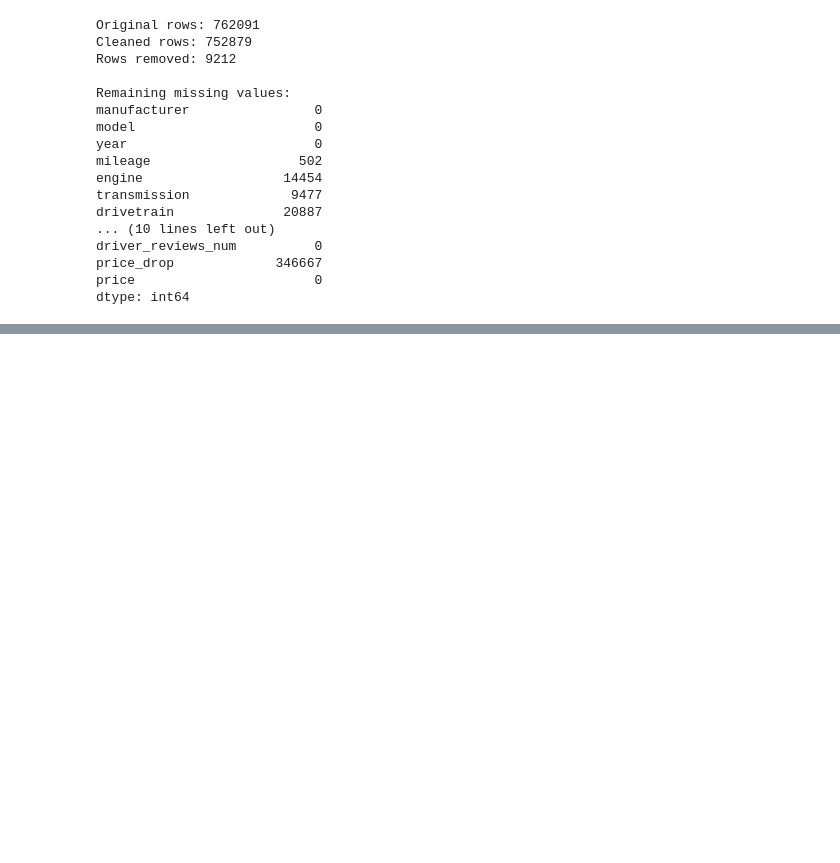
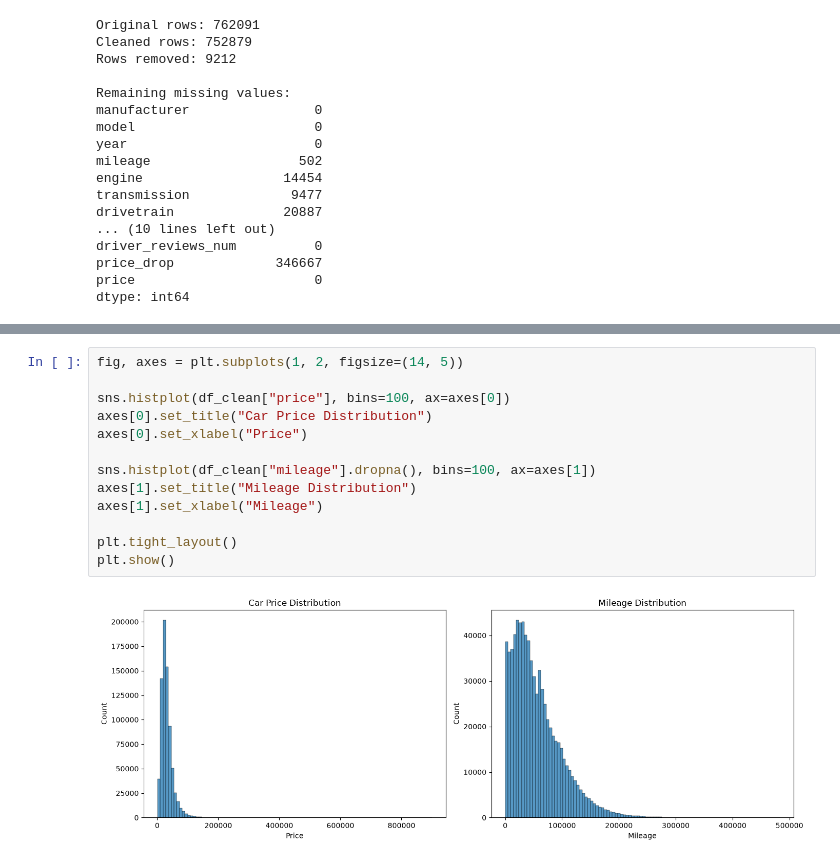
Before and after one commit to olegicks/car-price-predictor, a Jupyter notebook: notebooks/01_eda.ipynb, the cells around one changed output, grey strips where cells are left out. Saved outputs shown, nothing was run; the diff lists cells and outputs as text; blank space fills up the shorter version.

```diff
--- a/notebooks/01_eda.ipynb
+++ b/notebooks/01_eda.ipynb
@@ -398,0 +428,15 @@ dtype: int64
+# %%
+fig, axes = plt.subplots(1, 2, figsize=(14, 5))
+
+sns.histplot(df_clean["price"], bins=100, ax=axes[0])
+axes[0].set_title("Car Price Distribution")
+axes[0].set_xlabel("Price")
+
+sns.histplot(df_clean["mileage"].dropna(), bins=100, ax=axes[1])
+axes[1].set_title("Mileage Distribution")
+axes[1].set_xlabel("Mileage")
+
+plt.tight_layout()
+plt.show()
+# %% [output]
+[figure, added]
```
Also changed, not shown: parts of 19 cells of this notebook.
